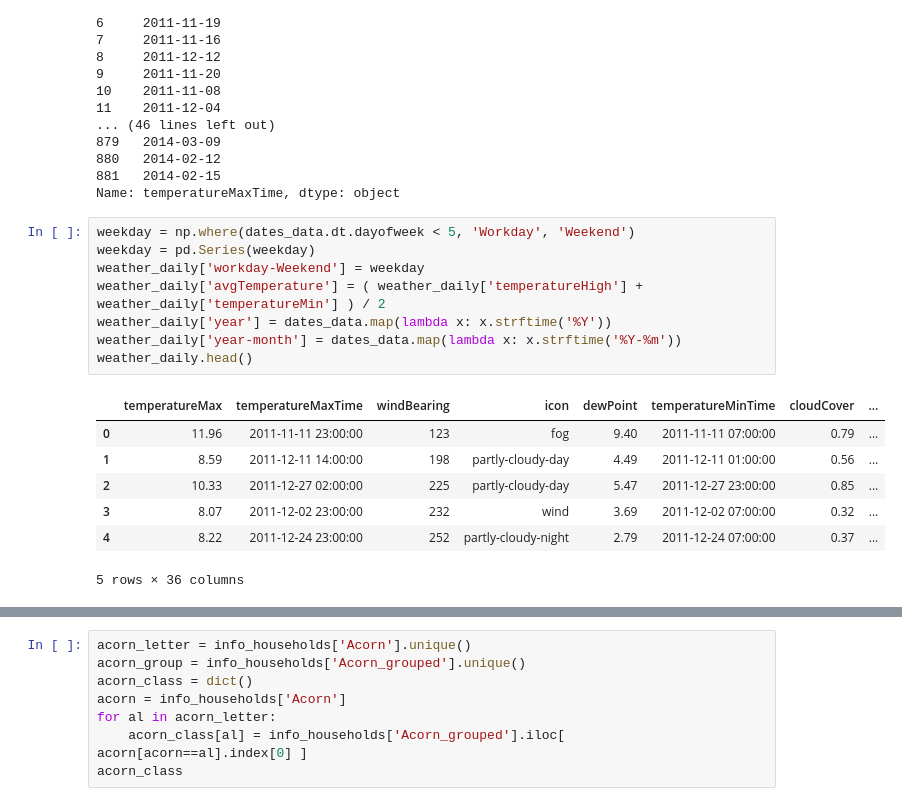
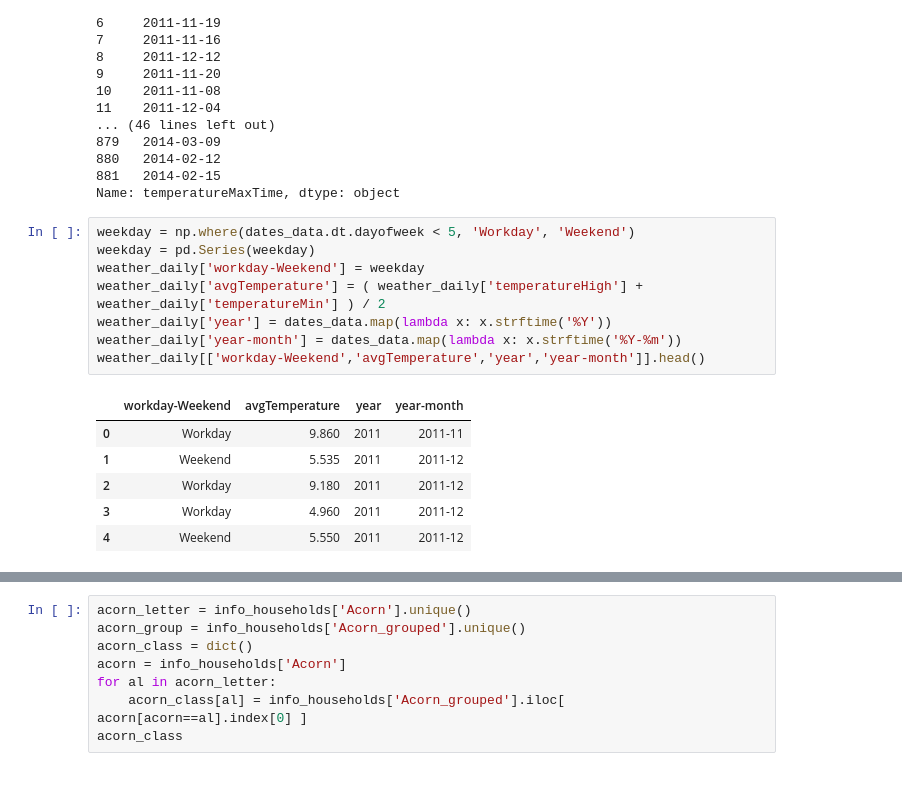
Before and after one commit to OssamaEls/Smart-meter-in-London, a Jupyter notebook: SmartMeterLondon.ipynb, the cells around one changed output, grey strips where cells are left out. Cells and saved outputs as stored; diff of their text form.

```diff
--- a/SmartMeterLondon.ipynb
+++ b/SmartMeterLondon.ipynb
@@ -125,16 +171,15 @@ Name: temperatureMaxTime, dtype: object
 # %%
 weekday = np.where(dates_data.dt.dayofweek < 5, 'Workday', 'Weekend')
 weekday = pd.Series(weekday)
 weather_daily['workday-Weekend'] = weekday
 weather_daily['avgTemperature'] = ( weather_daily['temperatureHigh'] + weather_daily['temperatureMin'] ) / 2
 weather_daily['year'] = dates_data.map(lambda x: x.strftime('%Y'))
 weather_daily['year-month'] = dates_data.map(lambda x: x.strftime('%Y-%m'))
-weather_daily.head()
+weather_daily[['workday-Weekend','avgTemperature','year','year-month']].head()
 # %% [output]
-|  | temperatureMax | temperatureMaxTime | windBearing | icon | dewPoint | temperatureMinTime | cloudCover | ... |
-| 0 | 11.96 | 2011-11-11 23:00:00 | 123 | fog | 9.40 | 2011-11-11 07:00:00 | 0.79 | ... |
-| 1 | 8.59 | 2011-12-11 14:00:00 | 198 | partly-cloudy-day | 4.49 | 2011-12-11 01:00:00 | 0.56 | ... |
-| 2 | 10.33 | 2011-12-27 02:00:00 | 225 | partly-cloudy-day | 5.47 | 2011-12-27 23:00:00 | 0.85 | ... |
-| 3 | 8.07 | 2011-12-02 23:00:00 | 232 | wind | 3.69 | 2011-12-02 07:00:00 | 0.32 | ... |
-| 4 | 8.22 | 2011-12-24 23:00:00 | 252 | partly-cloudy-night | 2.79 | 2011-12-24 07:00:00 | 0.37 | ... |
+|  | workday-Weekend | avgTemperature | year | year-month |
+| 0 | Workday | 9.860 | 2011 | 2011-11 |
+| 1 | Weekend | 5.535 | 2011 | 2011-12 |
+| 2 | Workday | 9.180 | 2011 | 2011-12 |
+| 3 | Workday | 4.960 | 2011 | 2011-12 |
+| 4 | Weekend | 5.550 | 2011 | 2011-12 |
-5 rows × 36 columns
```
Also changed, not shown: parts of 42 cells of this notebook.
